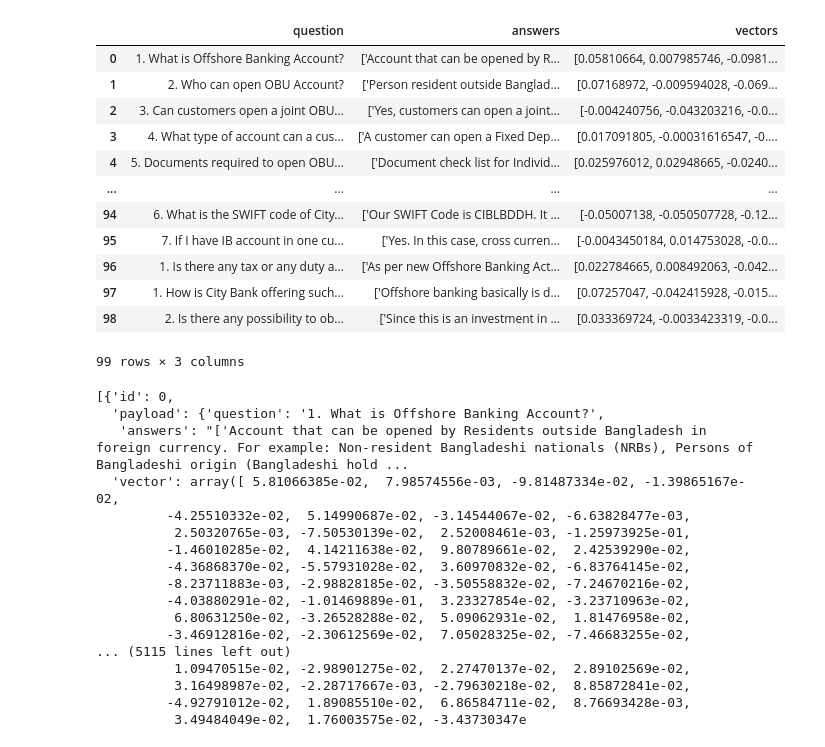
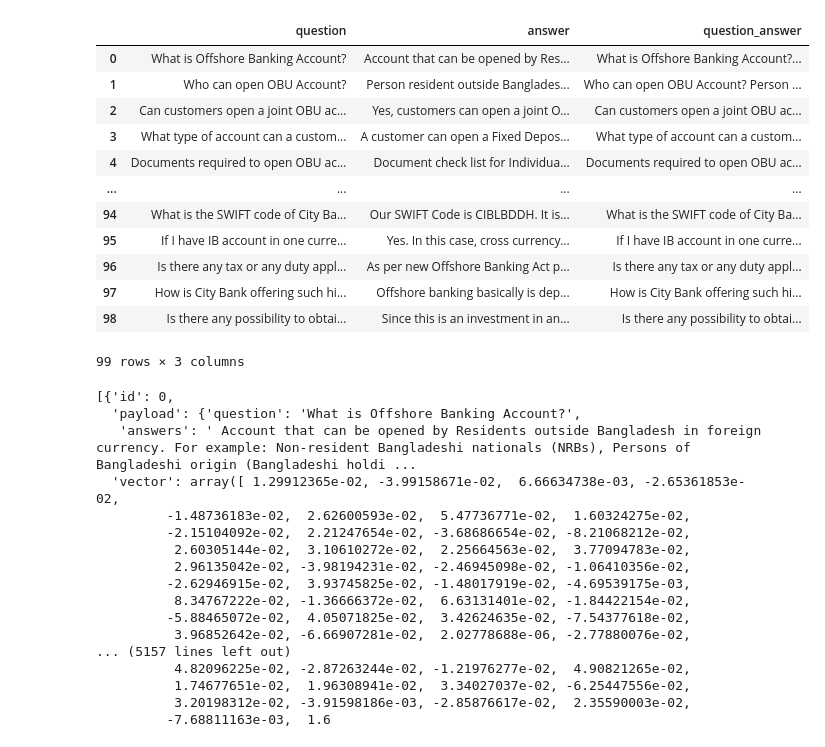
Before and after one commit to Dikshyant15/InternshipTask, a Jupyter notebook: expirement/city_bank_faq_vector_store.ipynb, the cells around one changed output. Cells and saved outputs as stored; diff of their text form; code cells hidden in the pictures.

```diff
--- a/expirement/city_bank_faq_vector_store.ipynb
+++ b/expirement/city_bank_faq_vector_store.ipynb
@@ -22,20 +22 @@ df
 99 rows × 2 columns
-# %%
-#prepare vectors
-model = SentenceTransformer('all-MiniLM-L6-v2')
-df['vectors'] = df['answers'].apply(lambda x:model.encode(x))
-df
-# %% [output]
-|  | question | answers | vectors |
-| 0 | 1. What is Offshore Banking Account? | ['Account that can be opened by R... | [0.05810664, 0.007985746, -0.0981... |
-| 1 | 2. Who can open OBU Account? | ['Person resident outside Banglad... | [0.07168972, -0.009594028, -0.069... |
-| 2 | 3. Can customers open a joint OBU... | ['Yes, customers can open a joint... | [-0.004240756, -0.043203216, -0.0... |
-| 3 | 4. What type of account can a cus... | ['A customer can open a Fixed Dep... | [0.017091805, -0.00031616547, -0.... |
-| 4 | 5. Documents required to open OBU... | ['Document check list for Individ... | [0.025976012, 0.02948665, -0.0240... |
-| ... | ... | ... | ... |
-| 94 | 6. What is the SWIFT code of City... | ['Our SWIFT Code is CIBLBDDH. It ... | [-0.05007138, -0.050507728, -0.12... |
-| 95 | 7. If I have IB account in one cu... | ['Yes. In this case, cross curren... | [-0.0043450184, 0.014753028, -0.0... |
-| 96 | 1. Is there any tax or any duty a... | ['As per new Offshore Banking Act... | [0.022784665, 0.008492063, -0.042... |
-| 97 | 1. How is City Bank offering such... | ['Offshore banking basically is d... | [0.07257047, -0.042415928, -0.015... |
-| 98 | 2. Is there any possibility to ob... | ['Since this is an investment in ... | [0.033369724, -0.0033423319, -0.0... |
-99 rows × 3 columns
@@ -42,3 +25,24 @@ df
+# %%
+#prepare vectors
+model = SentenceTransformer('all-mpnet-base-v2')
+question_answers = df[["question","answer"]]
+
+df['question_answer'] = texts = [f"{row['question']}  {row['answer']}" for _, row in question_answers.iterrows()]
+df
+# %% [output]
+|  | question | answer | question_answer |
+| 0 | What is Offshore Banking Account? | Account that can be opened by Res... | What is Offshore Banking Account?... |
+| 1 | Who can open OBU Account? | Person resident outside Banglades... | Who can open OBU Account? Person ... |
+| 2 | Can customers open a joint OBU ac... | Yes, customers can open a joint O... | Can customers open a joint OBU ac... |
+| 3 | What type of account can a custom... | A customer can open a Fixed Depos... | What type of account can a custom... |
+| 4 | Documents required to open OBU ac... | Document check list for Individua... | Documents required to open OBU ac... |
+| ... | ... | ... | ... |
+| 94 | What is the SWIFT code of City Ba... | Our SWIFT Code is CIBLBDDH. It is... | What is the SWIFT code of City Ba... |
+| 95 | If I have IB account in one curre... | Yes. In this case, cross currency... | If I have IB account in one curre... |
+| 96 | Is there any tax or any duty appl... | As per new Offshore Banking Act p... | Is there any tax or any duty appl... |
+| 97 | How is City Bank offering such hi... | Offshore banking basically is dep... | How is City Bank offering such hi... |
+| 98 | Is there any possibility to obtai... | Since this is an investment in an... | Is there any possibility to obtai... |
+99 rows × 3 columns
 # %%
 #processing the data
 def prepare_data(row):
@@ -46,9 +50,9 @@ def prepare_data(row):
         "id": int(row.name),  # Using the DataFrame's index as the ID
         "payload": {
             "question": row['question'],
-            "answers": row['answers']
+            "answers": row['answer']
         },
-        "vector": model.encode(row['answers']),  # Encode answers to vectors
+        "vector": model.encode(row['question_answer']),  # Encode answers to vectors
     }
 
 # Apply the function to the DataFrame
@@ -56,22 +60,22 @@ data_to_insert = df.apply(prepare_data, axis=1).tolist()
 data_to_insert
 # %% [output]
 [{'id': 0,
-  'payload': {'question': '1. What is Offshore Banking Account?',
-   'answers': "['Account that can be opened by Residents outside Bangladesh in foreign currency. For example: Non-resident Bangladeshi nationals (NRBs), Persons of Bangladeshi origin (Bangladeshi hold ...
-  'vector': array([ 5.81066385e-02,  7.98574556e-03, -9.81487334e-02, -1.39865167e-02,
-         -4.25510332e-02,  5.14990687e-02, -3.14544067e-02, -6.63828477e-03,
-          2.50320765e-03, -7.50530139e-02,  2.52008461e-03, -1.25973925e-01,
-         -1.46010285e-02,  4.14211638e-02,  9.80789661e-02,  2.42539290e-02,
-         -4.36868370e-02, -5.57931028e-02,  3.60970832e-02, -6.83764145e-02,
-         -8.23711883e-03, -2.98828185e-02, -3.50558832e-02, -7.24670216e-02,
-         -4.03880291e-02, -1.01469889e-01,  3.23327854e-02, -3.23710963e-02,
-          6.80631250e-02, -3.26528288e-02,  5.09062931e-02,  1.81476958e-02,
-         -3.46912816e-02, -2.30612569e-02,  7.05028325e-02, -7.46683255e-02,
-... (5115 lines left out)
-          1.09470515e-02, -2.98901275e-02,  2.27470137e-02,  2.89102569e-02,
-          3.16498987e-02, -2.28717667e-03, -2.79630218e-02,  8.85872841e-02,
-         -4.92791012e-02,  1.89085510e-02,  6.86584711e-02,  8.76693428e-03,
-          3.49484049e-02,  1.76003575e-02, -3.43730347e
+  'payload': {'question': 'What is Offshore Banking Account?',
+   'answers': ' Account that can be opened by Residents outside Bangladesh in foreign currency. For example: Non-resident Bangladeshi nationals (NRBs), Persons of Bangladeshi origin (Bangladeshi holdi ...
+  'vector': array([ 1.29912365e-02, -3.99158671e-02,  6.66634738e-03, -2.65361853e-02,
+         -1.48736183e-02,  2.62600593e-02,  5.47736771e-02,  1.60324275e-02,
+         -2.15104092e-02,  2.21247654e-02, -3.68686654e-02, -8.21068212e-02,
+          2.60305144e-02,  3.10610272e-02,  2.25664563e-02,  3.77094783e-02,
+          2.96135042e-02, -3.98194231e-02, -2.46945098e-02, -1.06410356e-02,
+         -2.62946915e-02,  3.93745825e-02, -1.48017919e-02, -4.69539175e-03,
+          8.34767222e-02, -1.36666372e-02,  6.63131401e-02, -1.84422154e-02,
+         -5.88465072e-02,  4.05071825e-02,  3.42624635e-02, -7.54377618e-02,
+          3.96852642e-02, -6.66907281e-02,  2.02778688e-06, -2.77880076e-02,
+... (5157 lines left out)
+          4.82096225e-02, -2.87263244e-02, -1.21976277e-02,  4.90821265e-02,
+          1.74677651e-02,  1.96308941e-02,  3.34027037e-02, -6.25447556e-02,
+          3.20198312e-02, -3.91598186e-03, -2.85876617e-02,  2.35590003e-02,
+         -7.68811163e-03,  1.6
 # %%
 #inserting data into qdrant collection
 
```
Also changed, not shown: parts of 4 cells of this notebook, 2 other files.
